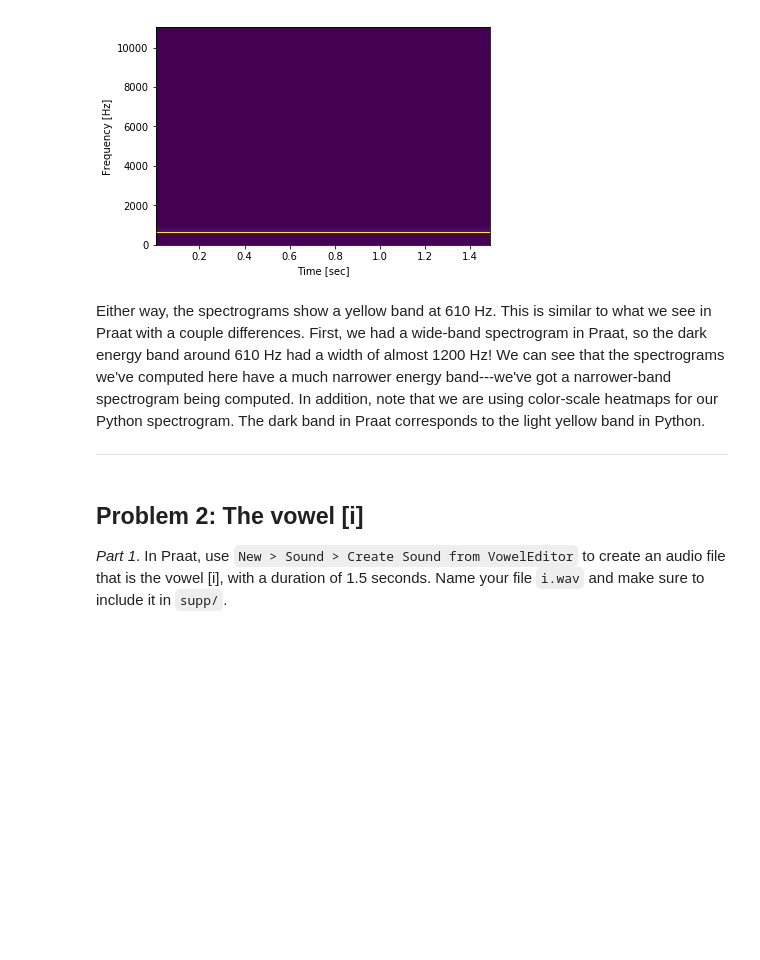
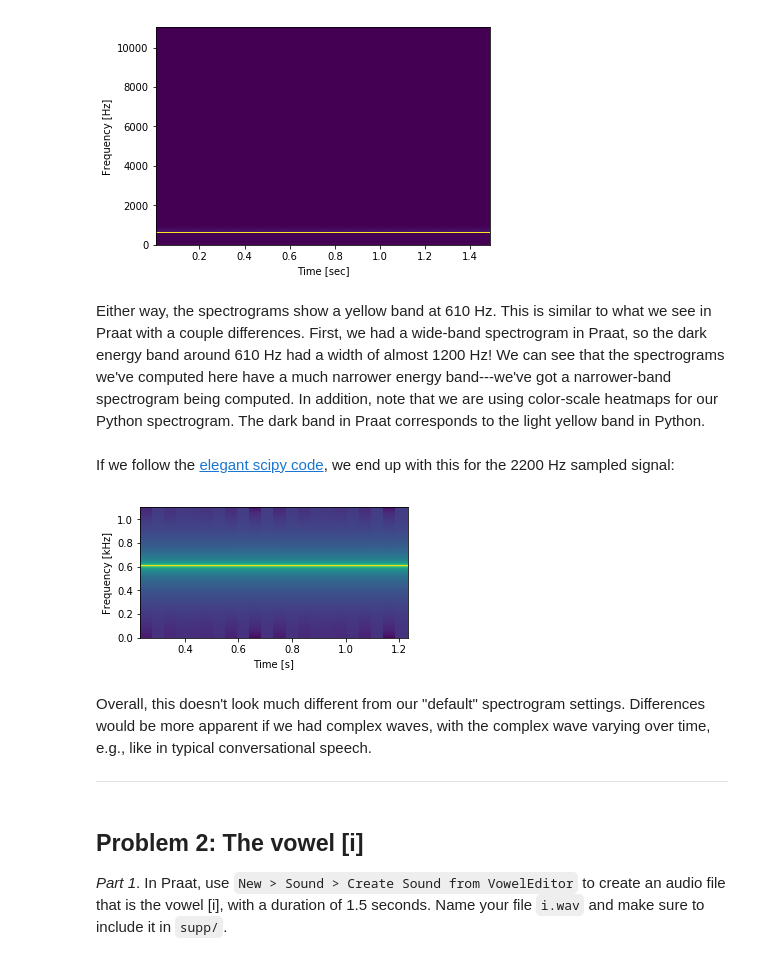
Before and after one commit to ling592b/592B_PS4-krismyu, a Jupyter notebook: 592B Spring 2018 Problem Set 4.ipynb, the cells around one changed output. Drawn from its saved outputs; the diff is of its cells as text; code cells hidden in the pictures; blank space fills up the shorter version.

```diff
--- a/592B Spring 2018 Problem Set 4.ipynb
+++ b/592B Spring 2018 Problem Set 4.ipynb
@@ -193,8 +194,27 @@ Text(0.5,0,'Time [sec]')
 [figure]
 # %% [markdown]
 Either way, the spectrograms show a yellow band at 610 Hz. This is similar to what we see in Praat with a couple differences. First, we had a wide-band spectrogram in Praat, so the dark energy band around 610 Hz had a width of almost 1200 Hz! We can see that the spectrograms we've computed here have a much narrower energy band---we've got a narrower-band spectrogram being computed. In addition, note that we are using color-scale heatmaps for our Python spectrogram. The dark band in Praat corresponds to the light yellow band in Python.
-
----
+# %% [markdown]
+If we follow the [elegant scipy code](https://www.safaribooksonline.com/library/view/elegant-scipy/9781491922927/ch04.html), we end up with this for the 2200 Hz sampled signal:
+# %%
+from skimage import util
+
+M = 1024
+
+freq_spec_f1_es,t_spec_f1_es, Sxx_f1_es = signal.spectrogram(f1,fs, window='hanning',
+                                      nperseg=1024, noverlap=M - 100,
+                                      detrend=False, scaling='spectrum')
+
+f, ax = plt.subplots(figsize=(4.8, 2.4))
+ax.pcolormesh(t_spec_f1_es, freq_spec_f1_es / 1000, 10 * np.log10(Sxx_f1_es), cmap='viridis')
+ax.set_ylabel('Frequency [kHz]')
+ax.set_xlabel('Time [s]');
+# %% [output]
+[figure, added]
+# %% [markdown]
+Overall, this doesn't look much different from our "default" spectrogram settings. Differences would be more apparent if we had complex waves, with the complex wave varying over time, e.g., like in typical conversational speech.
+
+---
 # %% [markdown]
 ## Problem 2: The vowel [i]
 
```
Also changed, not shown: parts of 31 cells of this notebook, 1 other file.
